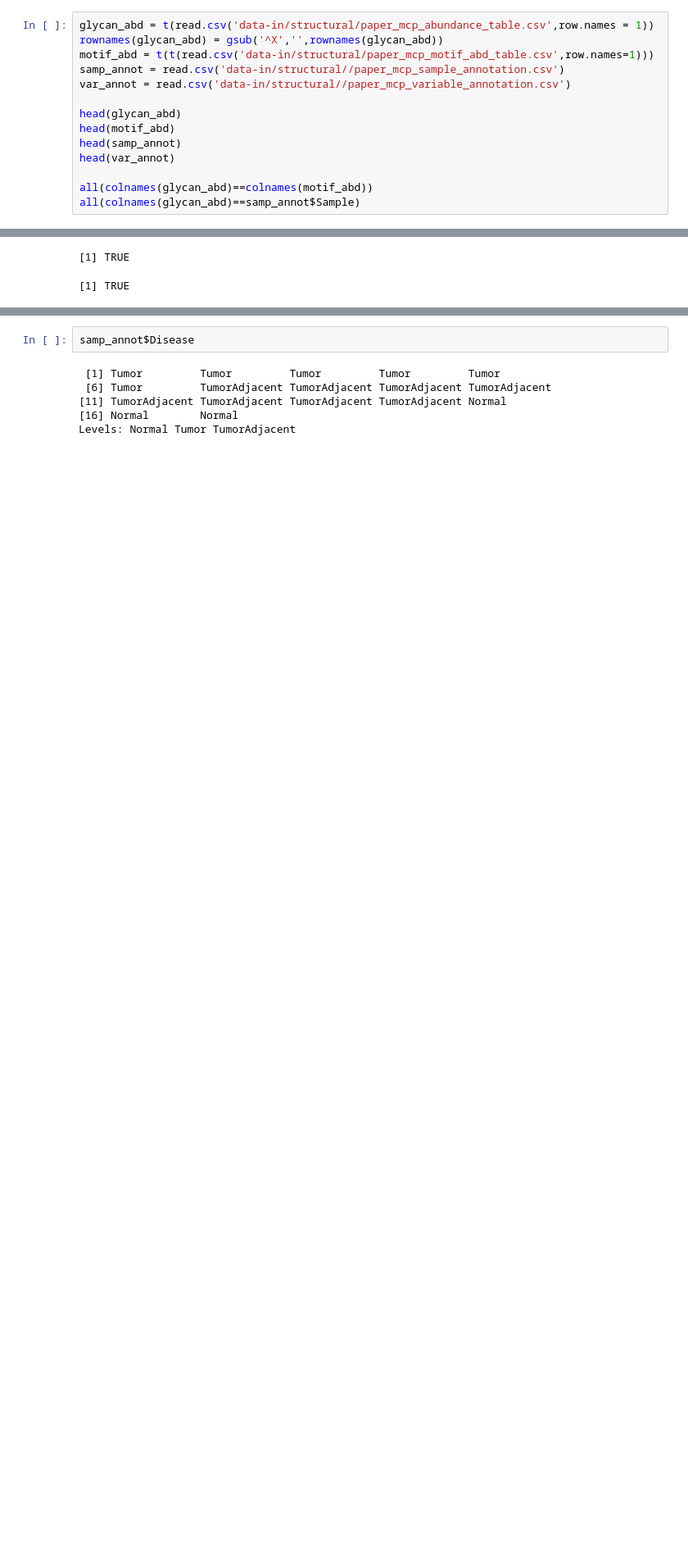
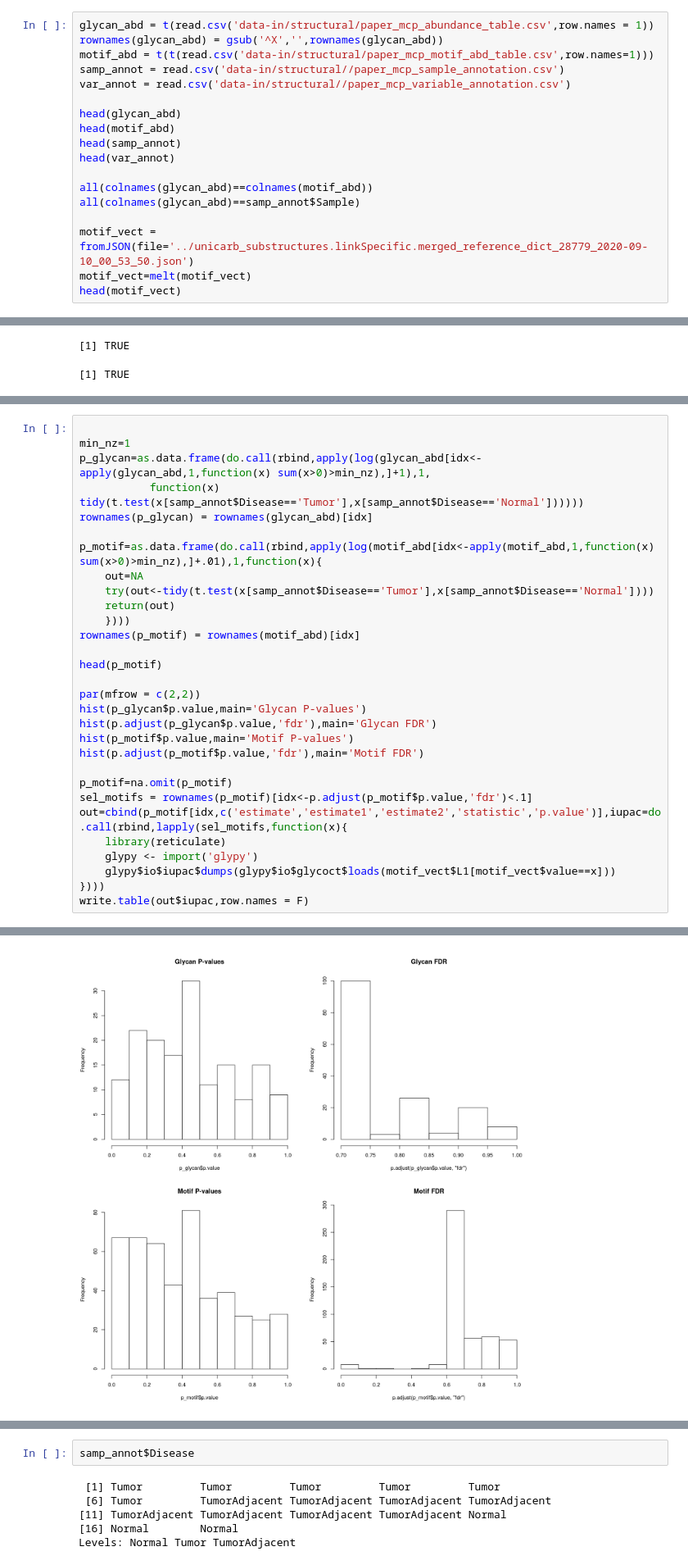
Before and after one commit to bkellman/Glycompare_examples, a Jupyter notebook: Jin2017_Mucin/Analysis.ipynb, the cells around one changed output, grey strips where cells are left out. Shown at 82% size. Drawn from its saved outputs; the diff is of its cells as text; blank space fills up the shorter version.

```diff
--- a/Jin2017_Mucin/Analysis.ipynb
+++ b/Jin2017_Mucin/Analysis.ipynb
@@ -26,6 +19,10 @@ head(var_annot)
 
 all(colnames(glycan_abd)==colnames(motif_abd))
 all(colnames(glycan_abd)==samp_annot$Sample)
+
+motif_vect = fromJSON(file='../unicarb_substructures.linkSpecific.merged_reference_dict_28779_2020-09-10_00_53_50.json')
+motif_vect=melt(motif_vect)
+head(motif_vect)
 # %% [output]
 A matrix: 6 × 17 of type dbl
 |  | P1TS | P1TI | P3TS | P2TS | P4TS | P4TI | P6TA_FS | P6TA_FG | P6TA_AS | P6TA_AG | P5TA_AS | ... |
@@ -71,0 +69,31 @@ hist(apply(motif_abd,1,function(x) sum(x>0)))
+# %%
+
+min_nz=1
+p_glycan=as.data.frame(do.call(rbind,apply(log(glycan_abd[idx<-apply(glycan_abd,1,function(x) sum(x>0)>min_nz),]+1),1,
+           function(x) tidy(t.test(x[samp_annot$Disease=='Tumor'],x[samp_annot$Disease=='Normal'])))))
+rownames(p_glycan) = rownames(glycan_abd)[idx]
+
+p_motif=as.data.frame(do.call(rbind,apply(log(motif_abd[idx<-apply(motif_abd,1,function(x) sum(x>0)>min_nz),]+.01),1,function(x){
+    out=NA
+    try(out<-tidy(t.test(x[samp_annot$Disease=='Tumor'],x[samp_annot$Disease=='Normal'])))
+    return(out)
+    })))
+rownames(p_motif) = rownames(motif_abd)[idx]
+
+head(p_motif)
+
+par(mfrow = c(2,2))
+hist(p_glycan$p.value,main='Glycan P-values')
+hist(p.adjust(p_glycan$p.value,'fdr'),main='Glycan FDR')
+hist(p_motif$p.value,main='Motif P-values')
+hist(p.adjust(p_motif$p.value,'fdr'),main='Motif FDR')
+
+p_motif=na.omit(p_motif)
+sel_motifs = rownames(p_motif)[idx<-p.adjust(p_motif$p.value,'fdr')<.1]
+out=cbind(p_motif[idx,c('estimate','estimate1','estimate2','statistic','p.value')],iupac=do.call(rbind,lapply(sel_motifs,function(x){
+    library(reticulate)
+    glypy <- import('glypy')
+    glypy$io$iupac$dumps(glypy$io$glycoct$loads(motif_vect$L1[motif_vect$value==x]))
+})))
+write.table(out$iupac,row.names = F)
+# %% [output]
@@ -72,3 +128,4 @@ hist(apply(motif_abd,1,function(x) sum(x>0)))
+[figure, added]
 # %%
 options(repr.plot.width=12, repr.plot.height=12)
 
```
Also changed, not shown: parts of 3 cells of this notebook, 10 other files.
